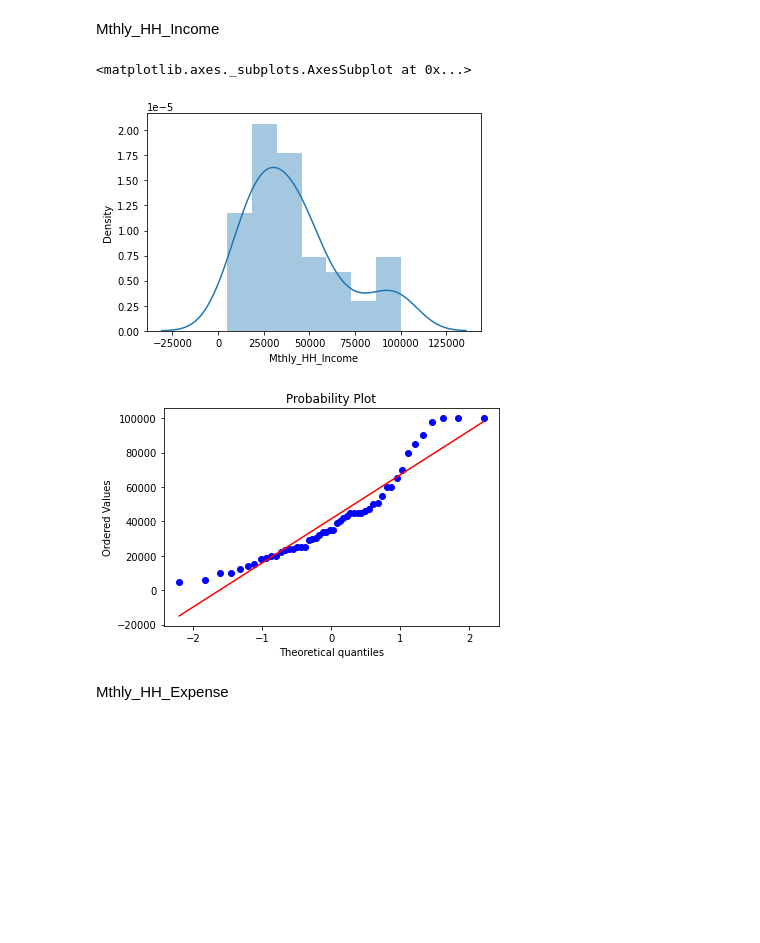
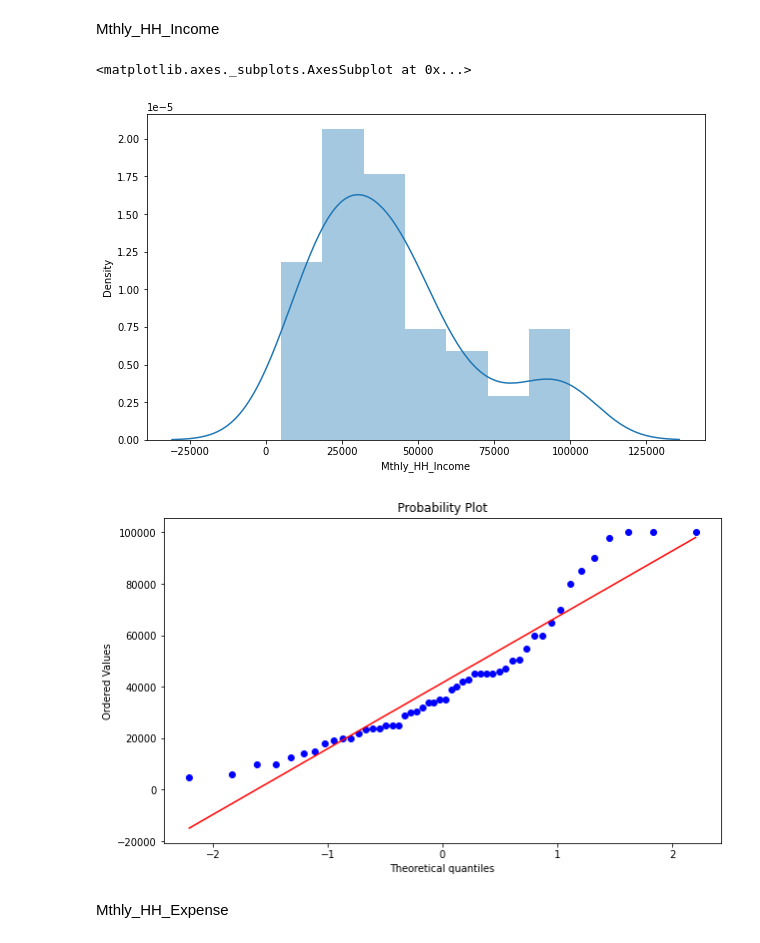
Before and after one commit to CodeWithSridhar/Innomatics-Internship, a Jupyter notebook: Task7_Descriptive_Statistics.ipynb, the cells around one changed output. Cells and saved outputs as stored; diff of their text form; code cells hidden in the pictures; blank space fills up the shorter version.

```diff
--- a/Task7_Descriptive_Statistics.ipynb
+++ b/Task7_Descriptive_Statistics.ipynb
@@ -218,19 +218,21 @@ A q-q plot is a plot of the quantiles of the first data set against the quantile
 # %% [markdown]
 Mthly_HH_Income
 # %%
+fig, ax = plt.subplots(figsize=(10,6))
 Mthly_HH_Income = data.Mthly_HH_Income
 sns.distplot(Mthly_HH_Income)
 # %% [output]
 <matplotlib.axes._subplots.AxesSubplot at 0x...>
-[figure, old version]
+[figure, new version]
 # %%
 from scipy.stats import probplot
 import pylab
 # %%
+fig, ax = plt.subplots(figsize=(10,6))
 A = probplot(Mthly_HH_Income,dist='norm',plot=pylab)
 pylab.show(A)
 # %% [output]
-[figure, old version]
+[figure, new version]
 # %% [markdown]
 Mthly_HH_Expense
 # %%
```
Also changed, not shown: parts of 7 cells of this notebook.
